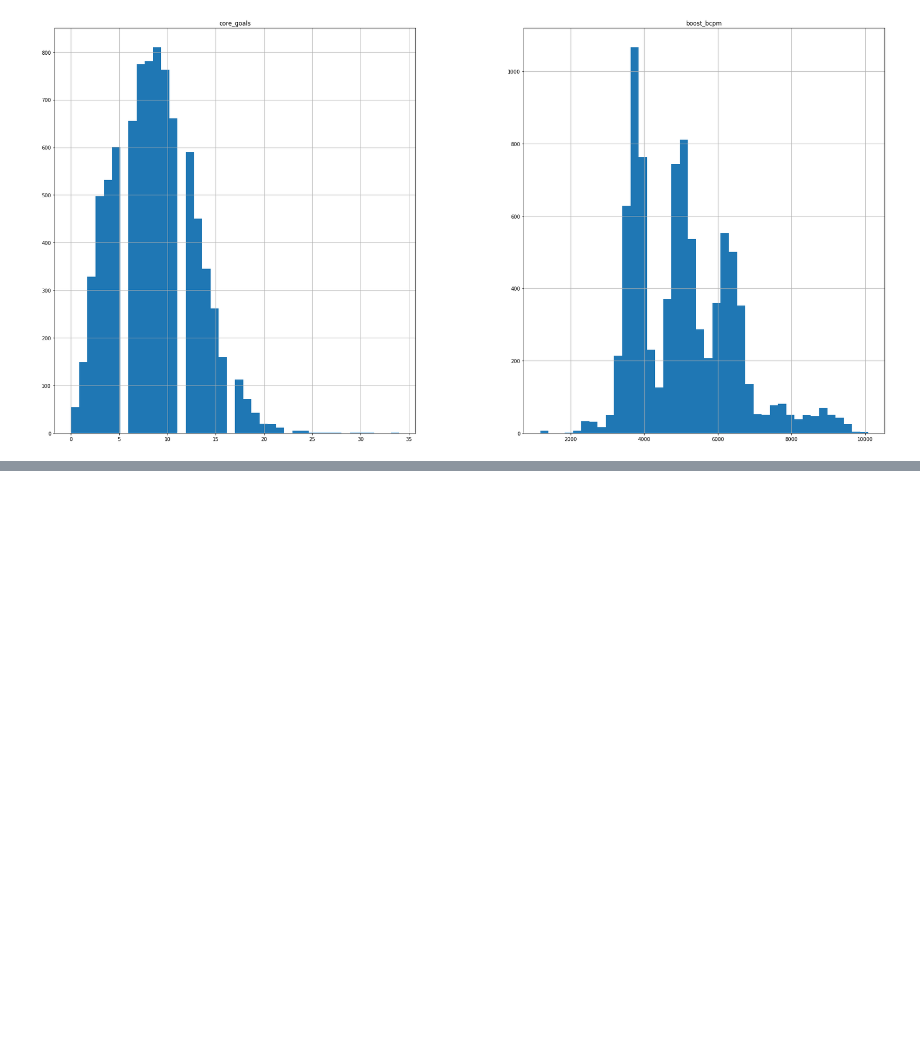
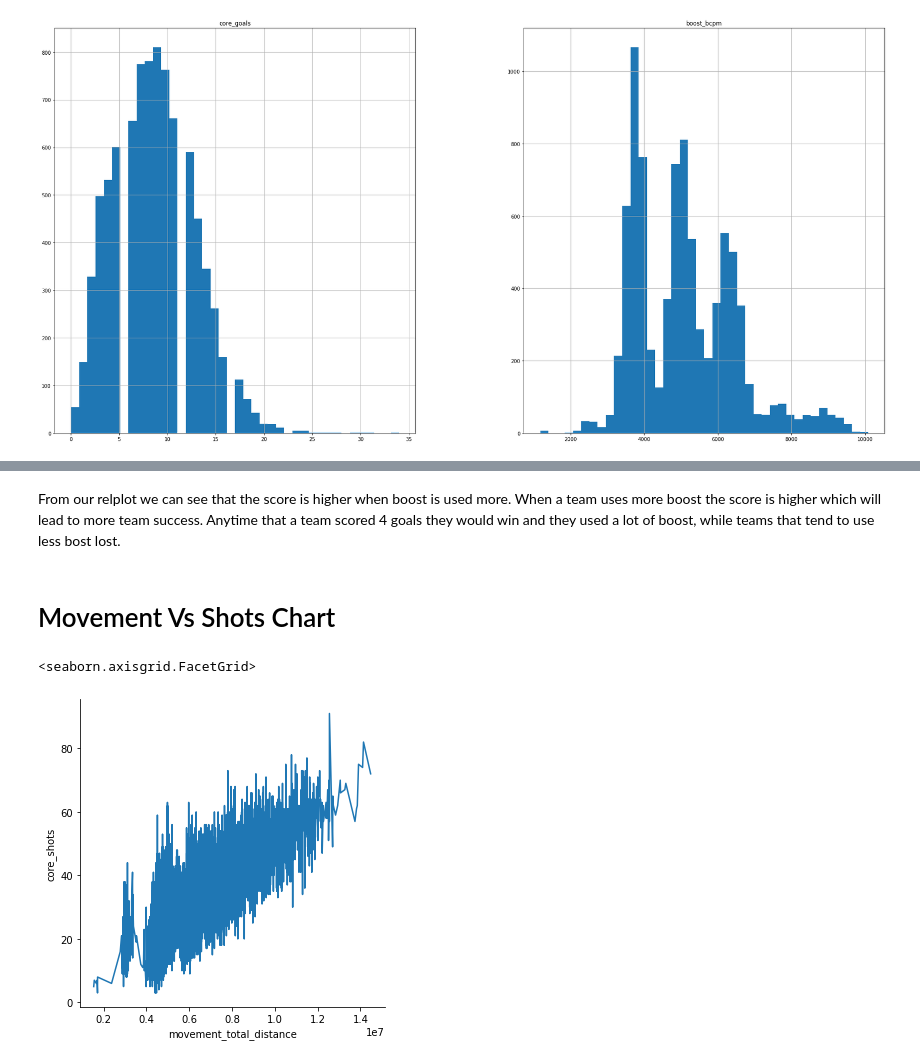
Before and after one commit to ahmadsm1/Rocket-League-Winning-Strategies, a Jupyter notebook: notebooks/analysis3.ipynb, the cells around one changed output, grey strips where cells are left out. Saved outputs shown, nothing was run; the diff lists cells and outputs as text; code cells hidden in the pictures; blank space fills up the shorter version.

```diff
--- a/notebooks/analysis3.ipynb
+++ b/notebooks/analysis3.ipynb
@@ -152,0 +164,9 @@ score more. In turn scoring more will result in you winning. From the informatio
+# %% [markdown]
+From our relplot we can see that the score is higher when boost is used more. When a team uses more boost the score is higher which will lead to more team success. Anytime that a team scored 4 goals they would win and they used a lot of boost, while teams that tend to use less bost lost.
+# %% [markdown]
+# Movement Vs Shots Chart
+# %%
+sns.relplot(data=df, x="movement_total_distance", y="core_shots", kind="line")
+# %% [output]
+<seaborn.axisgrid.FacetGrid>
+[figure, added]
```
Also changed, not shown: parts of 13 cells of this notebook.
